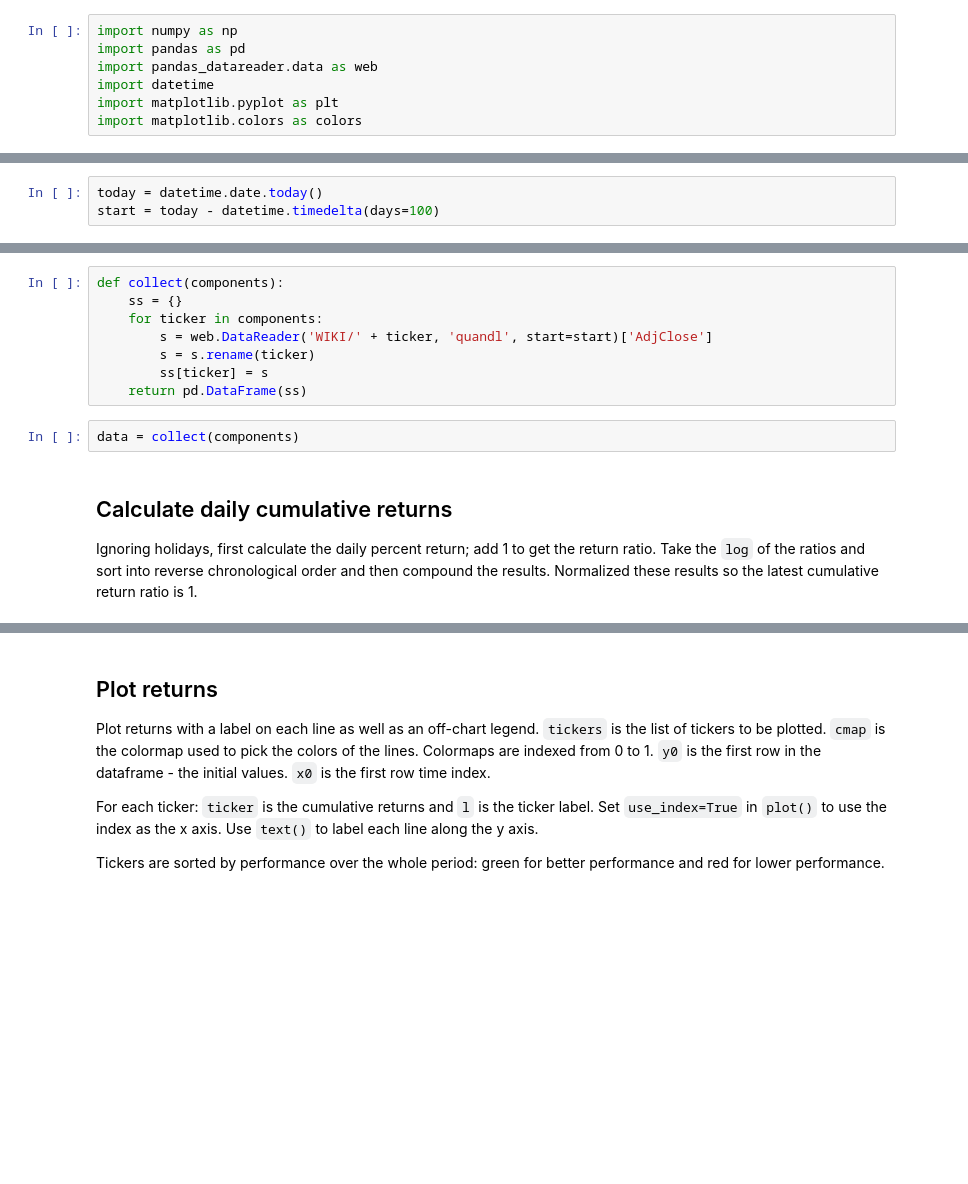
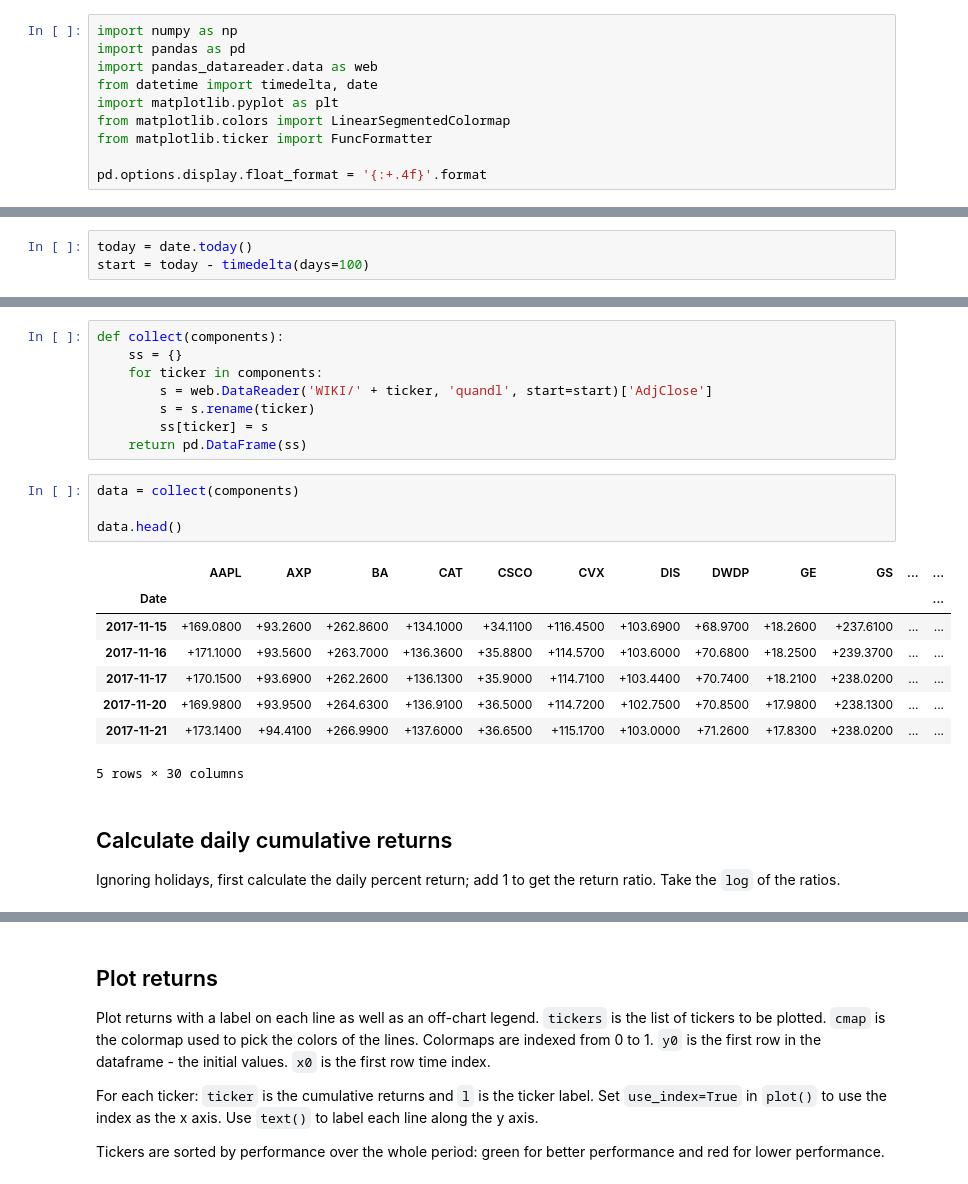
Before and after one commit to cygnyx/cygnyx.github.io, a Jupyter notebook: notebooks/DowComponentPerformance.ipynb, the cells around one changed output, grey strips where cells are left out. Cells and saved outputs as stored; diff of their text form; blank space fills up the shorter version.

```diff
--- a/notebooks/DowComponentPerformance.ipynb
+++ b/notebooks/DowComponentPerformance.ipynb
@@ -10,9 +10,12 @@ Import packages. Use `pandas_datareader.data` for accessing `Yahoo` prices.
 import numpy as np
 import pandas as pd
 import pandas_datareader.data as web
-import datetime
+from datetime import timedelta, date
 import matplotlib.pyplot as plt
-import matplotlib.colors as colors
+from matplotlib.colors import LinearSegmentedColormap
+from matplotlib.ticker import FuncFormatter
+
+pd.options.display.float_format = '{:+.4f}'.format
 # %% [markdown]
 set up array of Dow components.
 # %%
@@ -23,8 +26,8 @@ components= ["MMM", "AXP", "AAPL", "BA", "CAT", "CVX", "CSCO", "KO",
 # %% [markdown]
 set up the date range for the plot.
 # %%
-today = datetime.date.today()
-start = today - datetime.timedelta(days=100)
+today = date.today()
+start = today - timedelta(days=100)
 # %% [markdown]
 ## Download prices
 
@@ -40,11 +43,21 @@ def collect(components):
     return pd.DataFrame(ss)
 # %%
 data = collect(components)
+
+data.head()
+# %% [output]
+|  | AAPL | AXP | BA | CAT | CSCO | CVX | DIS | DWDP | GE | GS | ... | ... |
+| Date |  |  |  |  |  |  |  |  |  |  |  | ... |
+| 2017-11-15 | +169.0800 | +93.2600 | +262.8600 | +134.1000 | +34.1100 | +116.4500 | +103.6900 | +68.9700 | +18.2600 | +237.6100 | ... | ... |
+| 2017-11-16 | +171.1000 | +93.5600 | +263.7000 | +136.3600 | +35.8800 | +114.5700 | +103.6000 | +70.6800 | +18.2500 | +239.3700 | ... | ... |
+| 2017-11-17 | +170.1500 | +93.6900 | +262.2600 | +136.1300 | +35.9000 | +114.7100 | +103.4400 | +70.7400 | +18.2100 | +238.0200 | ... | ... |
+| 2017-11-20 | +169.9800 | +93.9500 | +264.6300 | +136.9100 | +36.5000 | +114.7200 | +102.7500 | +70.8500 | +17.9800 | +238.1300 | ... | ... |
+| 2017-11-21 | +173.1400 | +94.4100 | +266.9900 | +137.6000 | +36.6500 | +115.1700 | +103.0000 | +71.2600 | +17.8300 | +238.0200 | ... | ... |
+5 rows × 30 columns
 # %% [markdown]
 ## Calculate daily cumulative returns
 
 Ignoring holidays, first calculate the daily percent return; add 1 to get the return ratio.
-Take the `log` of the ratios and sort into reverse chronological order and then compound the results.
-Normalized these results so the latest cumulative return ratio is 1.
+Take the `log` of the ratios.
 # %%
 returns = data.dropna(how='all').sort_index().pct_change()[1:].add(1)
```
Also changed, not shown: parts of 10 cells of this notebook.
